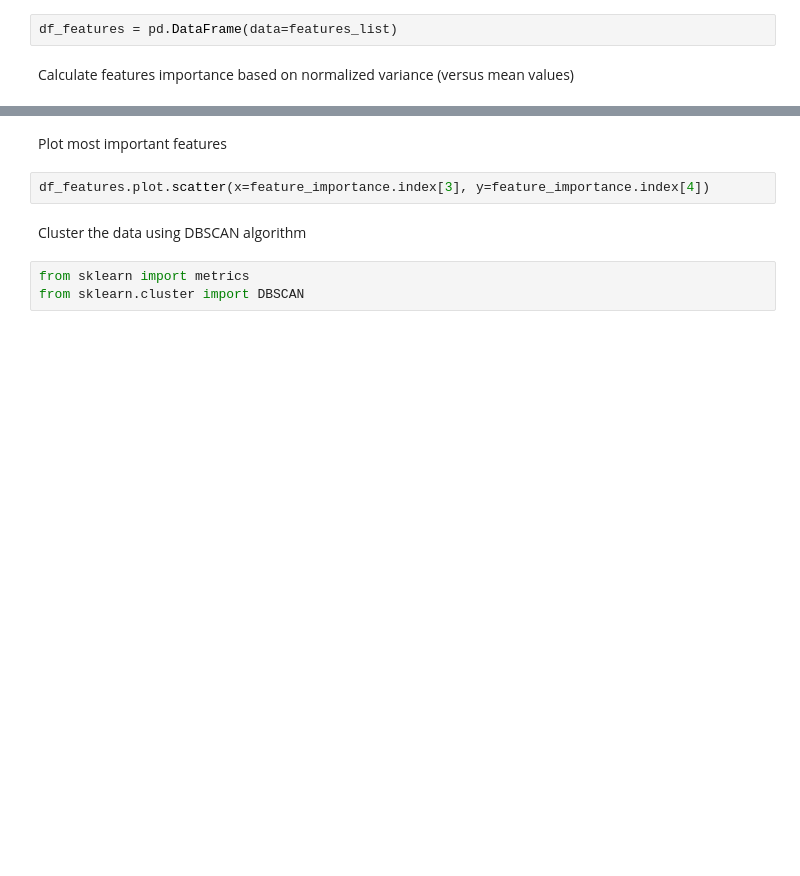
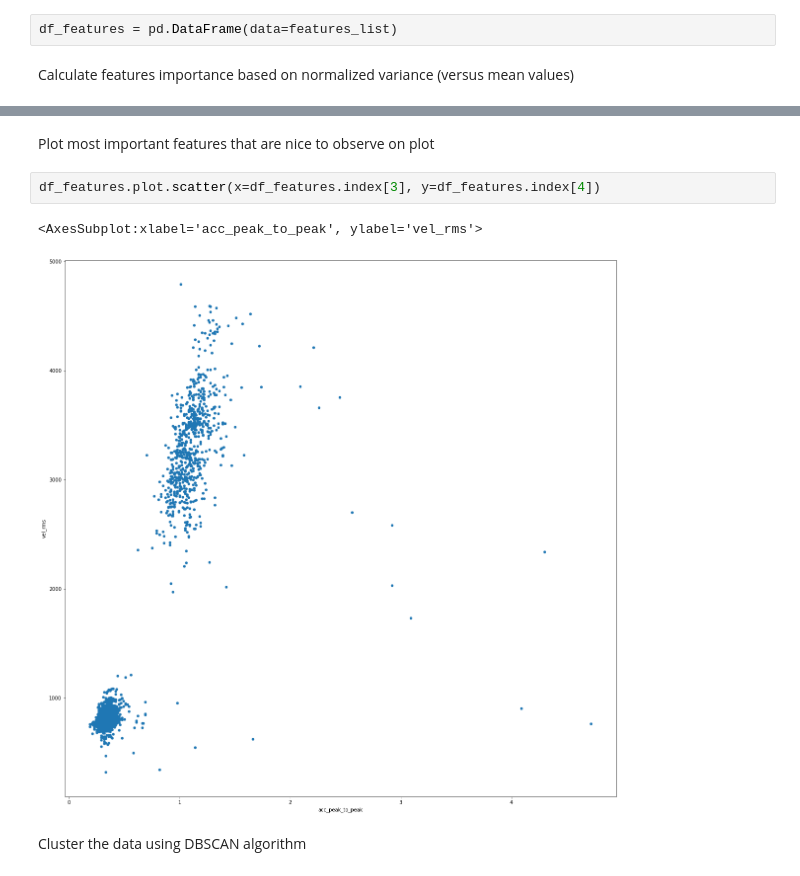
Before and after one commit to NumP4d/rednt-anomaly-detection, a Jupyter notebook: main_experiment.ipynb, the cells around one changed output, grey strips where cells are left out. Drawn from its saved outputs; the diff is of its cells as text; blank space fills up the shorter version.

```diff
--- a/main_experiment.ipynb
+++ b/main_experiment.ipynb
@@ -192,9 +239,9 @@ print("Feature importance:\n{}".format(feature_importance))
 # %% [markdown]
-Plot most important features
+Plot most important features that are nice to observe on plot
 # %%
-df_features.plot.scatter(x=feature_importance.index[3], y=feature_importance.index[4])
+df_features.plot.scatter(x=df_features.index[3], y=df_features.index[4])
+# %% [output]
+<AxesSubplot:xlabel='acc_peak_to_peak', ylabel='vel_rms'>
+[figure, added]
 # %% [markdown]
 Cluster the data using DBSCAN algorithm
-# %%
-from sklearn import metrics
-from sklearn.cluster import DBSCAN
```
Also changed, not shown: parts of 11 cells of this notebook.
